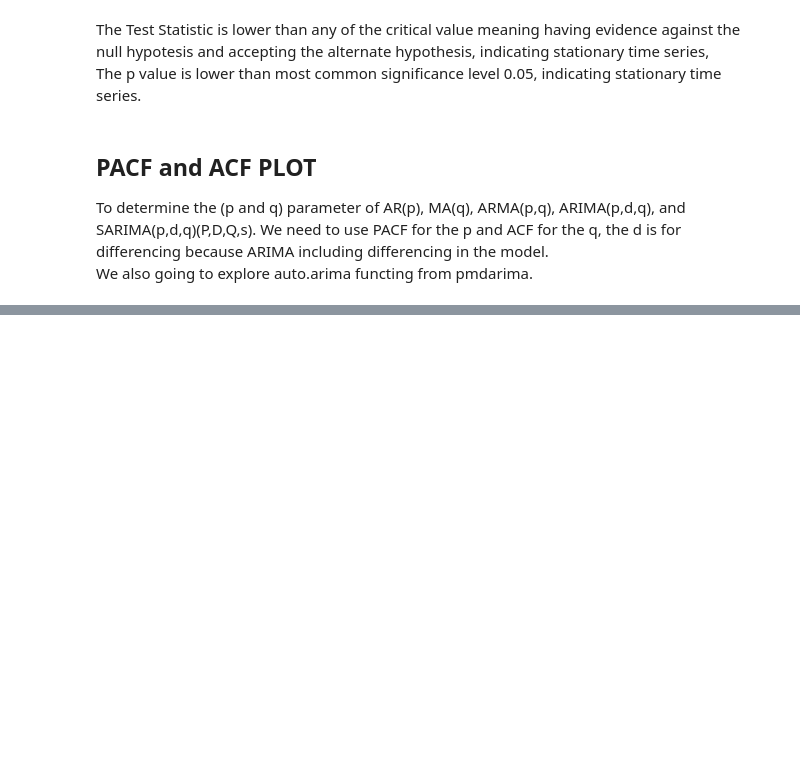
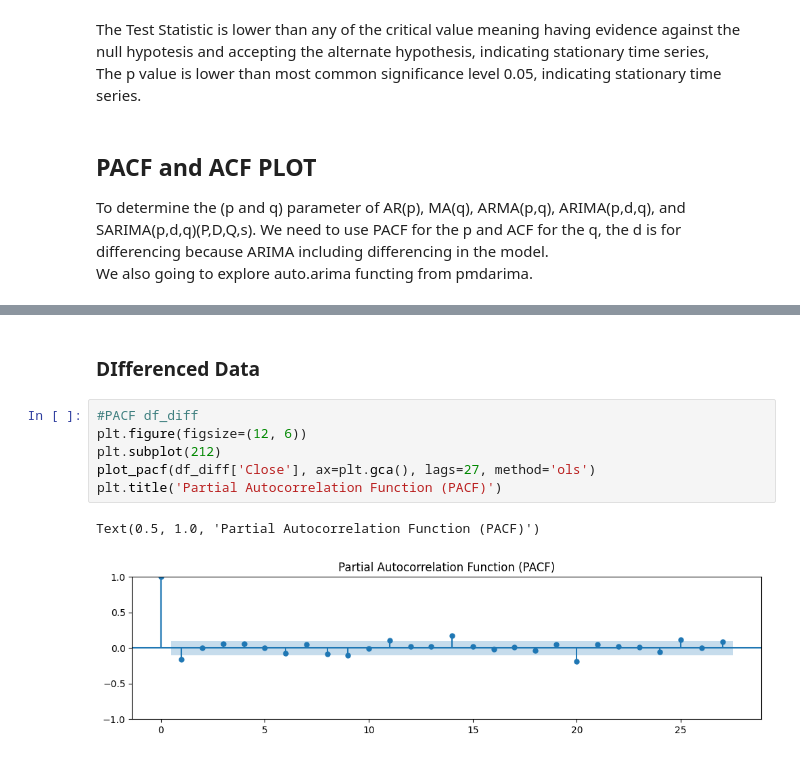
Before and after one commit to KomangAndika/ARIMA-And-Friends, a Jupyter notebook: ARIMA_Friends_BTC-USD.ipynb, the cells around one changed output, grey strips where cells are left out. Drawn from its saved outputs; the diff is of its cells as text; blank space fills up the shorter version.

```diff
--- a/ARIMA_Friends_BTC-USD.ipynb
+++ b/ARIMA_Friends_BTC-USD.ipynb
@@ -160,0 +190,11 @@ We also going to explore auto.arima functing from pmdarima.
+# %% [markdown]
+### DIfferenced Data
+# %%
+#PACF df_diff
+plt.figure(figsize=(12, 6))
+plt.subplot(212)
+plot_pacf(df_diff['Close'], ax=plt.gca(), lags=27, method='ols')
+plt.title('Partial Autocorrelation Function (PACF)')
+# %% [output]
+Text(0.5, 1.0, 'Partial Autocorrelation Function (PACF)')
+[figure, added]
```
Also changed, not shown: parts of 8 cells of this notebook.
